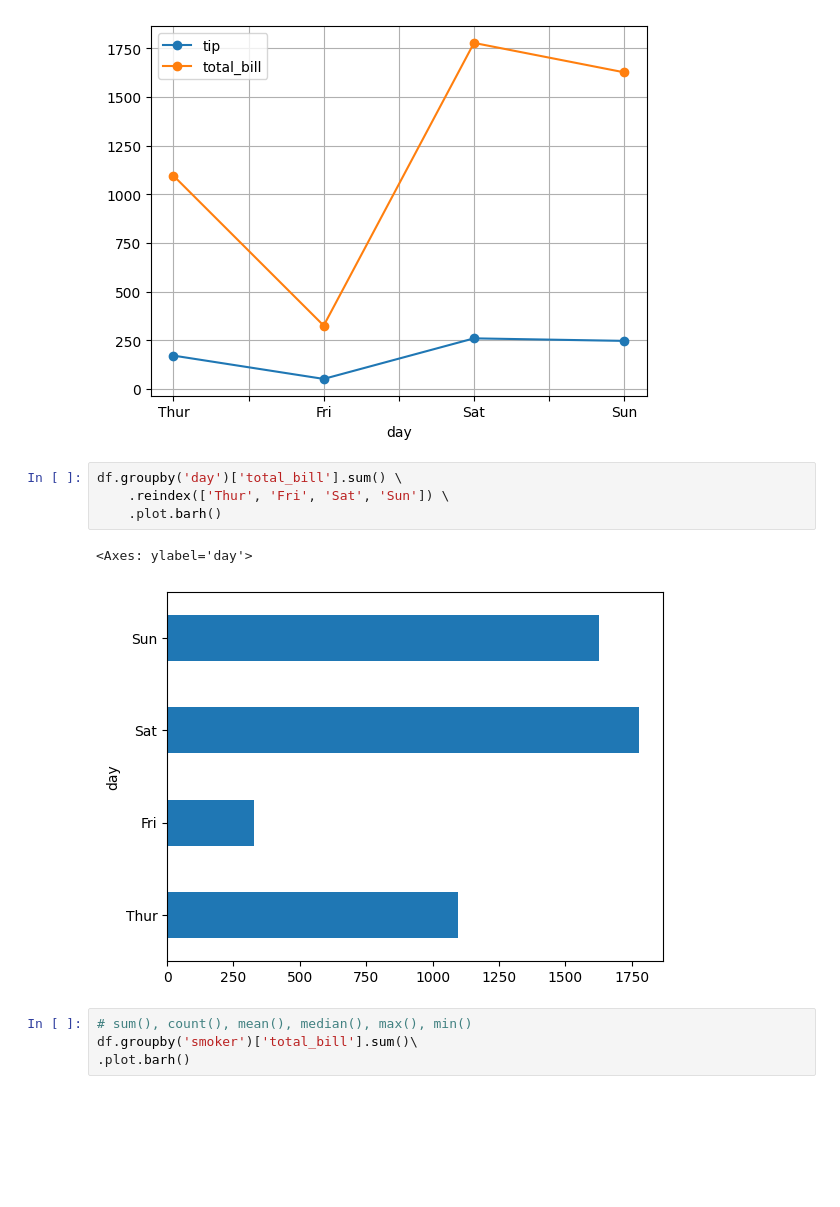
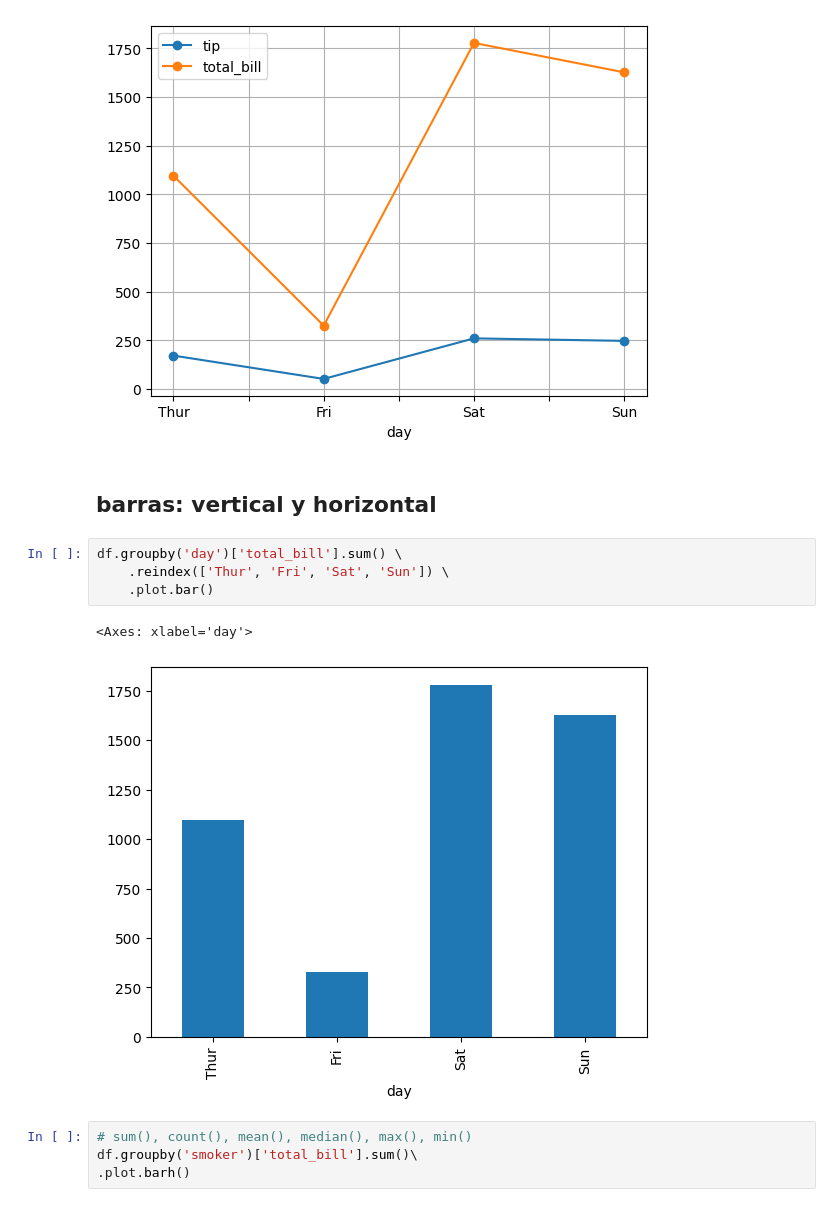
Before and after one commit to certidevs/curso-2025-07-visualizacion, a Jupyter notebook: clase.ipynb, the cells around one changed output. Drawn from its saved outputs; the diff is of its cells as text; blank space fills up the shorter version.

```diff
--- a/clase.ipynb
+++ b/clase.ipynb
@@ -103,13 +105,15 @@ df.groupby('day')[['tip', 'total_bill']].sum() \
 # %% [output]
 <Axes: xlabel='day'>
 [figure]
+# %% [markdown]
+## barras: vertical y horizontal
 # %%
 df.groupby('day')['total_bill'].sum() \
     .reindex(['Thur', 'Fri', 'Sat', 'Sun']) \
-    .plot.barh()
+    .plot.bar()
 # %% [output]
-<Axes: ylabel='day'>
+<Axes: xlabel='day'>
-[figure, old version]
+[figure, new version]
 # %%
 # sum(), count(), mean(), median(), max(), min()
 df.groupby('smoker')['total_bill'].sum()\
```
Also changed, not shown: parts of 10 cells of this notebook, 1 other file.
